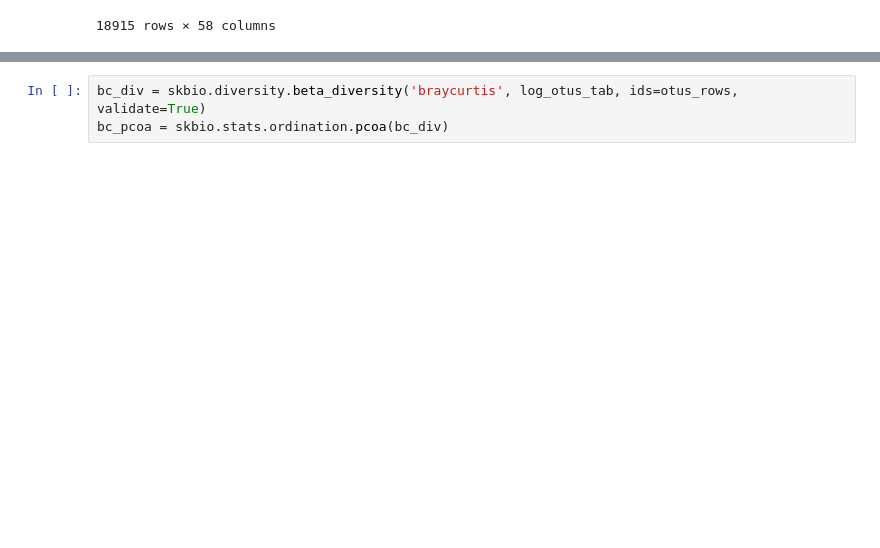
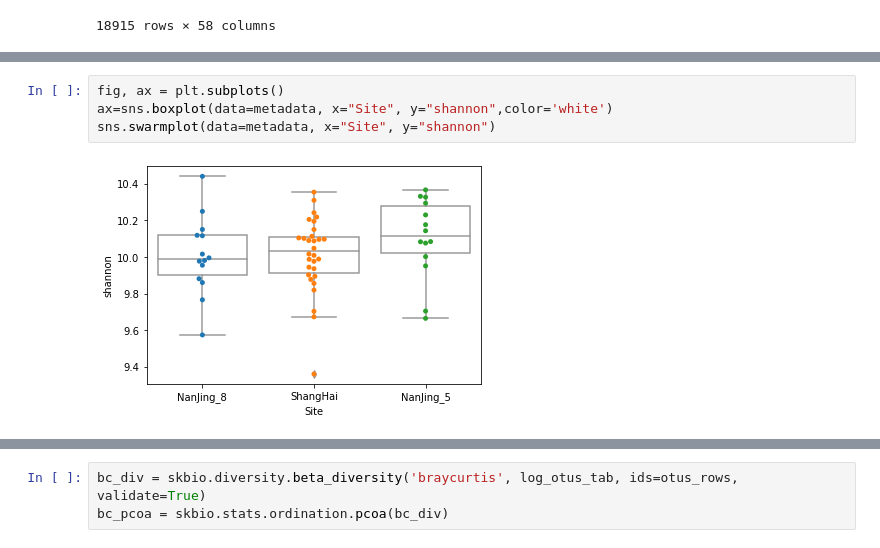
Before and after one commit to BigDataBiology/Duan2026_urban_soil, a Jupyter notebook: analysis/analysis.ipynb, the cells around one changed output, grey strips where cells are left out. Saved outputs shown, nothing was run; the diff lists cells and outputs as text; blank space fills up the shorter version.

```diff
--- a/analysis/analysis.ipynb
+++ b/analysis/analysis.ipynb
@@ -856,0 +955,6 @@ otus_tab_F
+# %%
+fig, ax = plt.subplots()
+ax=sns.boxplot(data=metadata, x="Site", y="shannon",color='white')
+sns.swarmplot(data=metadata, x="Site", y="shannon")
+# %% [output]
+[figure, added]
```
Also changed, not shown: parts of 34 cells of this notebook.
